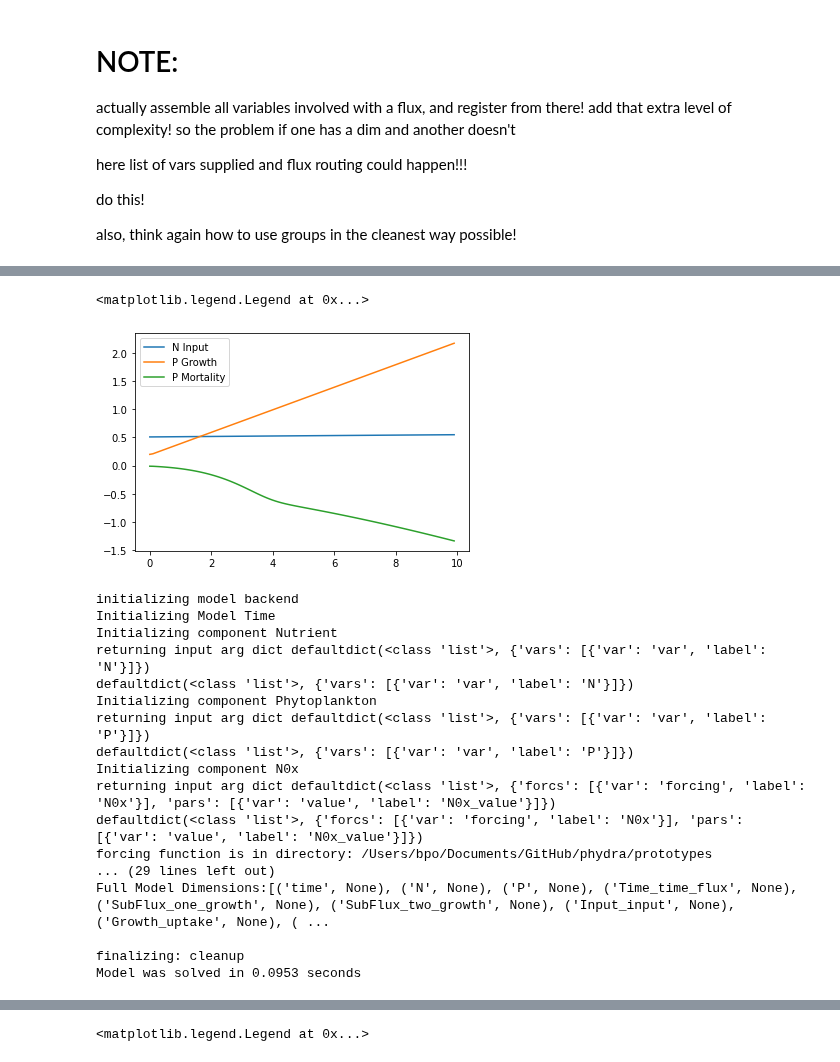
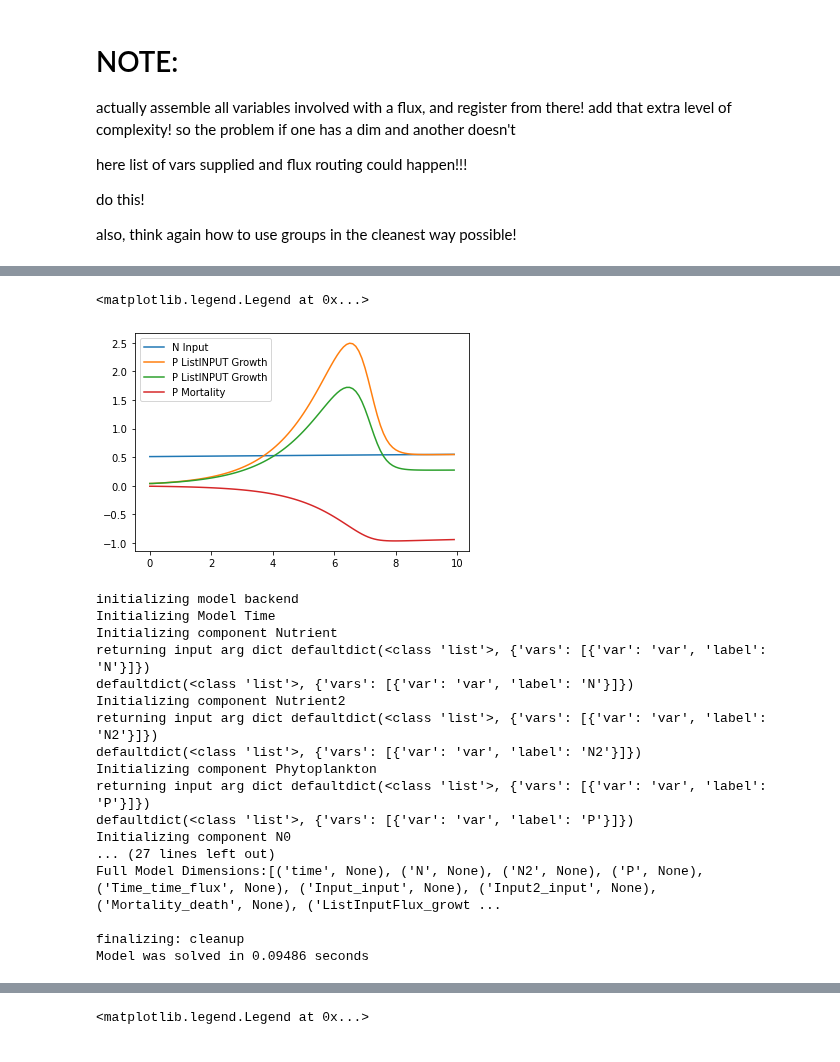
Before and after one commit to ben1post/phydra, a Jupyter notebook: prototypes/prototype_model.ipynb, the cells around one changed output, grey strips where cells are left out. Cells and saved outputs as stored; diff of their text form; code cells hidden in the pictures.

Commit message:
rudimentary variable list input functional for all three solvers

```diff
--- a/prototypes/prototype_model.ipynb
+++ b/prototypes/prototype_model.ipynb
@@ -65,0 +31,14 @@ phydra.backend.component.GroupedFlux
+# %%
+@phydra.comp
+class ListInputFlux:
+    """ get variable input of multiple labels as list
+        and do the routing etc.
+    """
+    resources = phydra.variable(foreign=True, negative=True, flux='growth', list_input=True, dims='resources')
+    consumer = phydra.variable(foreign=True, flux='growth')
+    halfsat = phydra.parameter()
+
+    @phydra.flux(dims='resources')
+    def growth(self, resources, consumer, halfsat):
+        # print(resources, consumer, halfsat)
+        return resources / (sum(resources) + halfsat) * consumer
@@ -66,17 +59,18 @@ phydra.backend.component.GroupedFlux
 # %%
 NPZD = phydra.create({'Nutrient':SV,
+                      'Nutrient2':SV,
                       'Phytoplankton':SV,
 
                       'Input':LinearForcingInput,
-                      'Growth': MonodGrowth,
+                      'Input2':LinearForcingInput,
+                      #'Growth': MonodGrowth,
                       'Mortality': LinearMortality,
 
                       # HERE NEED TO ADD THIS:
                       'N0':GlobalSlabClimatologyForcing,
                       'N0x':ConstantForcing,
 
-                      'GroupFlux':GroupedFlux,
-                      'SubFlux':SubFlux,
+                      'ListInputFlux':ListInputFlux,
                      })
 # %%
 NPZD
@@ -103,11 +97,13 @@ odeint_setup = phydra.setup('odeint', NPZD,
             time=np.arange(0,10,0.1),
             input_vars={
                 'Nutrient':{'var_label':'N', 'var_init':3.},
+                'Nutrient2':{'var_label':'N2', 'var_init':3.},
                 'Phytoplankton':{'var_label':'P', 'var_init':0.1},
 
                 'Input':{'var':'N', 'rate':0.1, 'forcing':'N0'},
+                'Input2':{'var':'N2', 'rate':0.05, 'forcing':'N0'},
 
-                'Growth':{'consumer':'P', 'resource':'N', 'halfsat':1.5},
+                #'Growth':{'consumer':'P', 'resource':'N', 'halfsat':1.5},
 
                 'Mortality':{'var':'P', 'rate':0.1},
 
@@ -116,8 +112,7 @@ odeint_setup = phydra.setup('odeint', NPZD,
                       'lat':47, 'lon':-20, 'rbb':2,
                       'smooth':5, 'k':2},
 
-                'GroupFlux':{'var':'P'},
-                 'SubFlux':{'var':'P','rate':0.1},
+                'ListInputFlux':{'resources':['N', 'N2'], 'consumer':'P', 'halfsat':2},
             },
             output_vars="ALL"
             )
@@ -177,11 +178,11 @@ plt.legend()
 # %%
 plt.plot(time, odeint_out.Input__input_value, label='N Input')
-plt.plot(time, odeint_out.GroupFlux__growth_value, label='P Growth')
+plt.plot(time, odeint_out.ListInputFlux__growth_value.T, label='P ListINPUT Growth')
 plt.plot(time, -odeint_out.Mortality__death_value, label='P Mortality')
 plt.legend()
 # %% [output]
 <matplotlib.legend.Legend at 0x...>
-[figure, old version]
+[figure, new version]
 # %%
 stepwise_setup = phydra.update_setup(model=NPZD, old_setup=odeint_setup, new_solver="stepwise")
 # %%
@@ -193,18 +194,18 @@ Initializing Model Time
 Initializing component Nutrient
 returning input arg dict defaultdict(<class 'list'>, {'vars': [{'var': 'var', 'label': 'N'}]})
 defaultdict(<class 'list'>, {'vars': [{'var': 'var', 'label': 'N'}]})
+Initializing component Nutrient2
+returning input arg dict defaultdict(<class 'list'>, {'vars': [{'var': 'var', 'label': 'N2'}]})
+defaultdict(<class 'list'>, {'vars': [{'var': 'var', 'label': 'N2'}]})
 Initializing component Phytoplankton
 returning input arg dict defaultdict(<class 'list'>, {'vars': [{'var': 'var', 'label': 'P'}]})
 defaultdict(<class 'list'>, {'vars': [{'var': 'var', 'label': 'P'}]})
-Initializing component N0x
-returning input arg dict defaultdict(<class 'list'>, {'forcs': [{'var': 'forcing', 'label': 'N0x'}], 'pars': [{'var': 'value', 'label': 'N0x_value'}]})
-defaultdict(<class 'list'>, {'forcs': [{'var': 'forcing', 'label': 'N0x'}], 'pars': [{'var': 'value', 'label': 'N0x_value'}]})
-forcing function is in directory: /Users/bpo/Documents/GitHub/phydra/prototypes
-... (29 lines left out)
-Full Model Dimensions:[('time', None), ('N', None), ('P', None), ('Time_time_flux', None), ('SubFlux_one_growth', None), ('SubFlux_two_growth', None), ('Input_input', None), ('Growth_uptake', None), ( ...
+Initializing component N0
+... (27 lines left out)
+Full Model Dimensions:[('time', None), ('N', None), ('N2', None), ('P', None), ('Time_time_flux', None), ('Input_input', None), ('Input2_input', None), ('Mortality_death', None), ('ListInputFlux_growt ...
 
 finalizing: cleanup
-Model was solved in 0.0953 seconds
+Model was solved in 0.09486 seconds
 # %%
 stepwise_out
 # %% [output]
```
Also changed, not shown: parts of 13 cells of this notebook, 7 other files.
